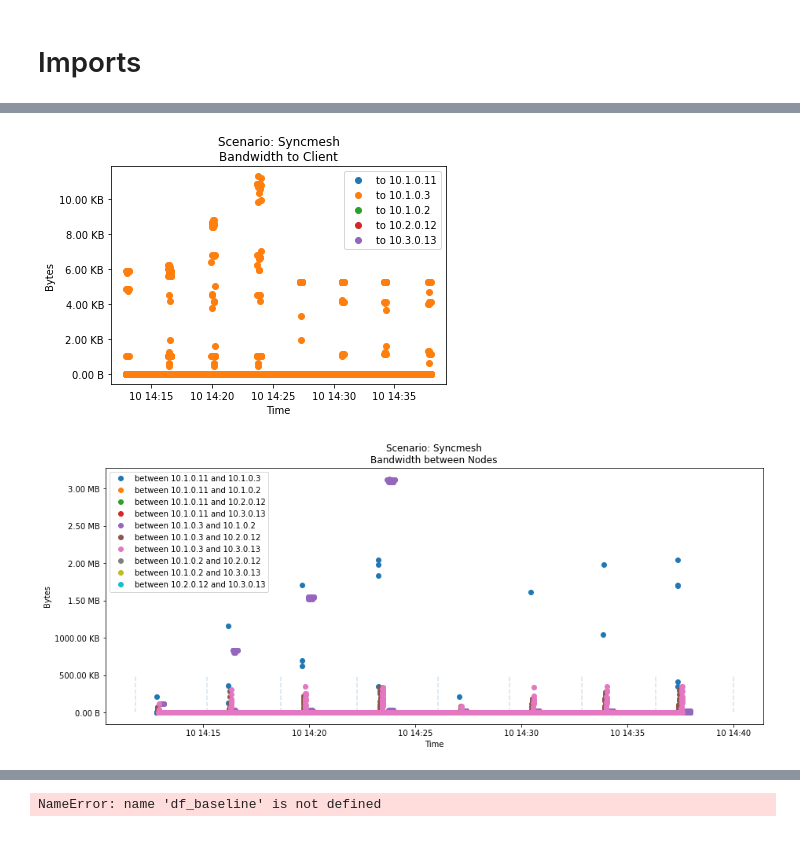
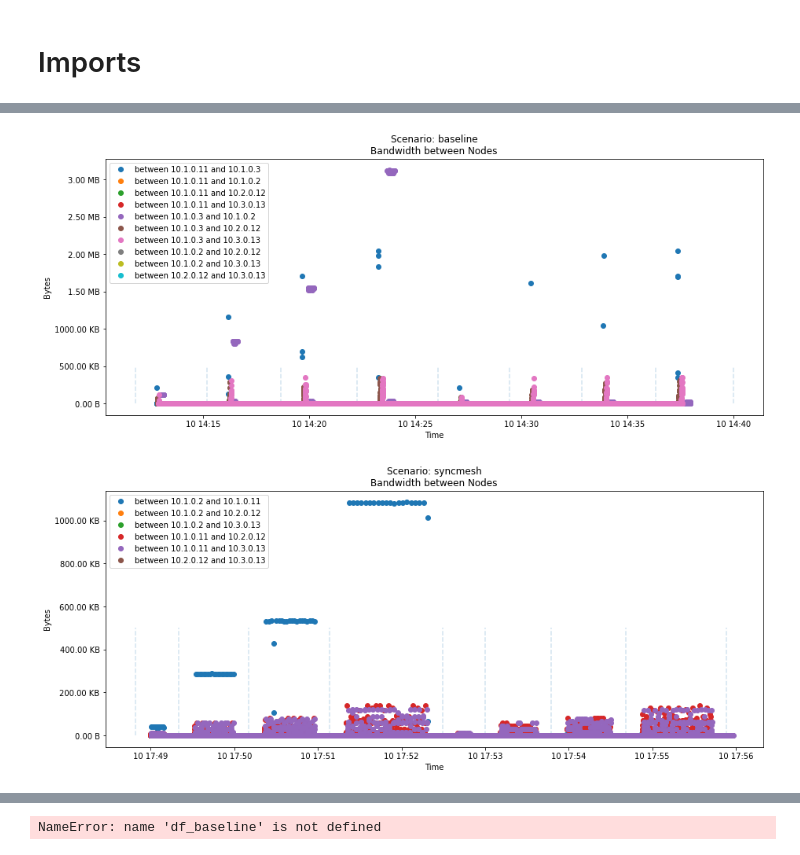
Before and after one commit to dos-group/syncmesh, a Jupyter notebook: evaluation/03_Pcap.ipynb, the cells around one changed output, grey strips where cells are left out. Drawn from its saved outputs; the diff is of its cells as text; code cells hidden in the pictures.

Commit message:
more graphics and analyzing

```diff
--- a/evaluation/03_Pcap.ipynb
+++ b/evaluation/03_Pcap.ipynb
@@ -104,13 +102,13 @@ datasets["baseline"]
         '2021-09-10T14:32:51.960267000', '2021-09-10T14:36:21.480729000',
         '2021-09-10T14:39:59.436368000'], dtype='datetime64[ns]'))
 # %%
-def calcSubset(df, ports = [8080,27017]):
+def calcSubset(df):
     nodes = list(dict.fromkeys(df["ip.src"].unique().tolist() + df["ip.dst"].unique().tolist()))
 
     betweenNodesDataset = {}
     nodeCombinations = list(itertools.combinations(nodes, r=2))
     for combination in nodeCombinations:
-        print(combination)
+        # print(combination)
         # Use both src_ip and dest_ip as they are not request related
         betweenNodesDataset["between " + combination[0] + " and " + combination[1]] = df[df['ip.src'].isin(combination) & df['ip.dst'].isin(combination)]
 
@@ -141,3 +132,19 @@ between 10.1.0.3 and 10.3.0.13 : 10704
 between 10.1.0.2 and 10.2.0.12 : 0
 between 10.1.0.2 and 10.3.0.13 : 0
 between 10.2.0.12 and 10.3.0.13 : 0
+# %%
+# Experiments
+def splitExperiments(df, timings):
+    experiments = ["collect1", "collect7", "collect14", "collect30", "aggregate1", "aggregate7", "aggregate14", "aggregate30"]
+    return_data = {}
+    for index, experiment in enumerate(experiments):
+        return_data[experiment] = calcSubset(df.loc[str(timings[index]):str(timings[index + 1])])
+    return return_data
+
+node_experiment_datasets = {}
+for key in datasets:
+    node_experiment_datasets[key] = splitExperiments(datasets[key][0], datasets[key][1])
+
+setname = "baseline"
+for key in node_experiment_datasets[setname]:
+    print(key, ":", len(node_experiment_datasets[setname][key]))
@@ -195,35 +254,45 @@ plt.show()
 # %%
-fig, ax = plt.subplots()
+fig, ax = plt.subplots(1, 1, figsize=(15, 6))
 # ax.set_ylim(0,500)
-for key in fromClientDataset:
-    test = fromClientDataset[key].resample('100ms').agg({"ip.len":'sum'})
-    ax.plot(test.index, test["ip.len"], label="to " + key, marker='o', linestyle='None')
+dataset="baseline"
+for key in node_datasets[dataset]:
+    test = node_datasets[dataset][key].resample('100ms').agg({"ip.len":'sum'})
+    ax.plot(test.index, test["ip.len"], label=key, marker='o', linestyle='None')
+# for key in fromClientDataset:
+#     test = fromClientDataset[key].resample('100ms').agg({"ip.len":'sum'})
+#     ax.plot(test.index, test["ip.len"], label="to " + key, marker='o', linestyle='None')
 # set title and legend
-ax.set_title('Scenario: Syncmesh\nBandwidth to Client')
+
+for timing in list(pd.to_datetime(datasets[dataset][1])):
+    ax.vlines(timing, 0, 500000, linestyle='--', alpha=0.2)
+ax.set_title('Scenario: '+dataset+'\nBandwidth between Nodes')
 ax.set_ylabel("Bytes")
 ax.set_xlabel("Time")
+box = ax.get_position()
+# ax.set_position([box.x0, box.y0, box.width * 0.4, box.height])
 ax.set_yticklabels([to_human_readable(v) if v >= 0 else ' ' for v in
                     ax.get_yticks(minor=False)])
-ax.legend()
+ax.legend(loc='upper left')
 
-# fig.savefig("out/bandwidth_from_client.png")
+fig.savefig("out/bandwidth_between_nodes.png")
 plt.show()
 # %% [output]
-[figure, old version]
+[figure, new version]
 # %%
 fig, ax = plt.subplots(1, 1, figsize=(15, 6))
 # ax.set_ylim(0,500)
-for key in betweenNodesDataset:
-    test = betweenNodesDataset[key].resample('100ms').agg({"ip.len":'sum'})
+dataset="syncmesh"
+for key in node_datasets[dataset]:
+    test = node_datasets[dataset][key].resample('100ms').agg({"ip.len":'sum'})
     ax.plot(test.index, test["ip.len"], label=key, marker='o', linestyle='None')
 # for key in fromClientDataset:
 #     test = fromClientDataset[key].resample('100ms').agg({"ip.len":'sum'})
 #     ax.plot(test.index, test["ip.len"], label="to " + key, marker='o', linestyle='None')
 # set title and legend
 
-for timing in list(pd.to_datetime(sync_timings)):
+for timing in list(pd.to_datetime(datasets[dataset][1])):
     ax.vlines(timing, 0, 500000, linestyle='--', alpha=0.2)
-ax.set_title('Scenario: Syncmesh\nBandwidth between Nodes')
+ax.set_title('Scenario: '+dataset+'\nBandwidth between Nodes')
 ax.set_ylabel("Bytes")
 ax.set_xlabel("Time")
 box = ax.get_position()
@@ -235,4 +304,4 @@ ax.legend(loc='upper left')
 fig.savefig("out/bandwidth_between_nodes.png")
 plt.show()
 # %% [output]
-[figure, old version]
+[figure, new version]
```
Also changed, not shown: parts of 14 cells of this notebook, 3 other files.
